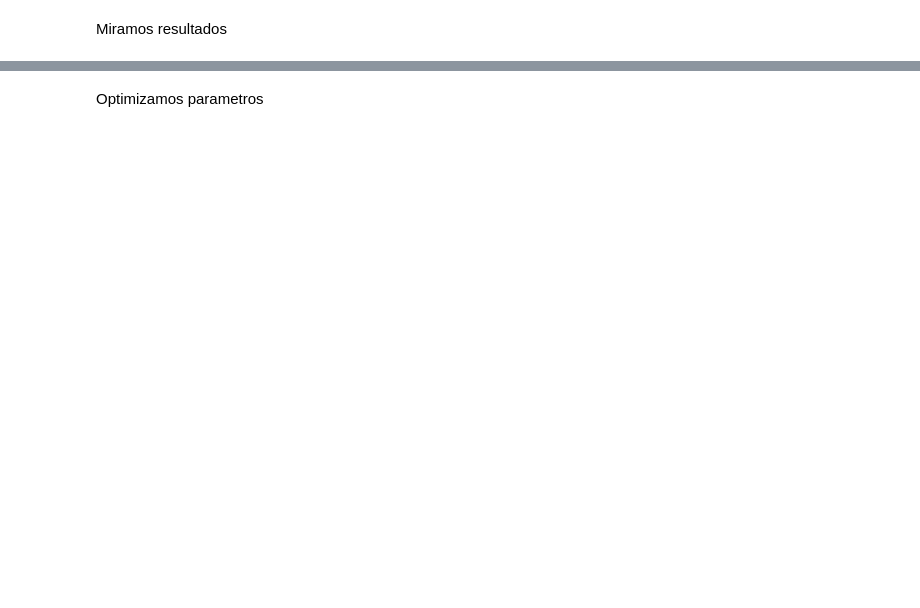
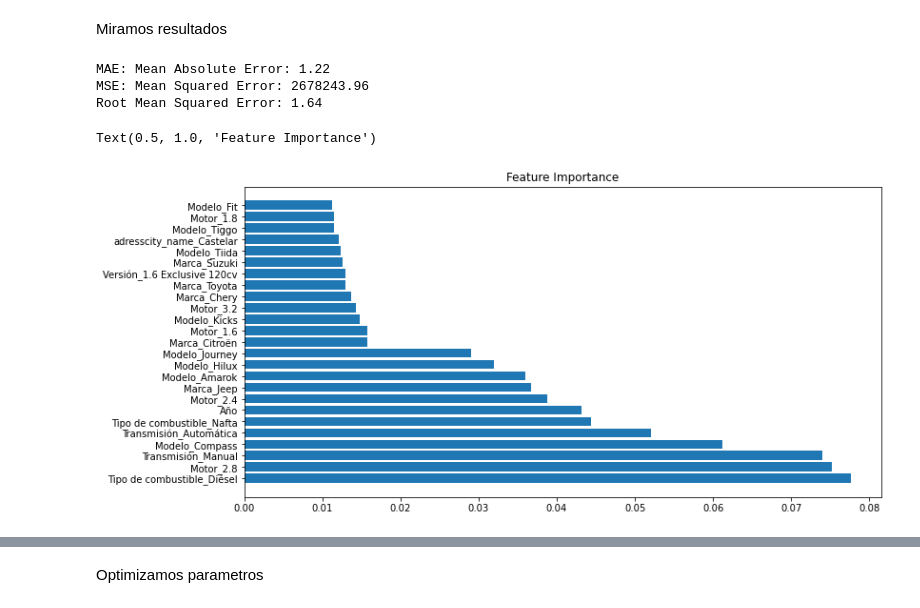
Before and after one commit to lucialopezwallace/tesis-mim, a Jupyter notebook: modelo_XGBoost (api).ipynb, the cells around one changed output, grey strips where cells are left out. Saved outputs shown, nothing was run; the diff lists cells and outputs as text; code cells hidden in the pictures; blank space fills up the shorter version.

```diff
--- a/modelo_XGBoost (api).ipynb
+++ b/modelo_XGBoost (api).ipynb
@@ -23,0 +25,7 @@ Creamos grupos de Train & Test
+# %%
+# Uno los DF
+frames = [datos_meli, datos_kavak]
+datos = pd.concat(frames)
+# %%
+# Los paso por One Hot Encoder
+datos = one_hot_encoder(datos,100)
@@ -23,0 +34,5 @@ Creamos grupos de Train & Test
+# %%
+# Separo los datos de Meli
+datos_meli = datos[(datos['type_meli'] == 1)]
+datos_meli = datos_meli.drop('type_kavak',axis=1)
+datos_meli = datos_meli.drop('type_meli',axis=1)
@@ -24,11 +70,8 @@ Creamos grupos de Train & Test
 # %%
 #separate the other attributes from the predicting attribute
-x = df.drop('precio',axis=1)
-print(x)
-type(x)
-x = one_hot_encoder(x,10)
-X = pd.DataFrame(x, columns=x.feature_names)
+x = datos_meli.drop('price',axis=1)
+
 #separte the predicting attribute into Y for model training
-y = df['precio']
+y = datos_meli['price']
 
 X_train, X_test, y_train, y_test = train_test_split(x, y, test_size=0.2, random_state=123)
@@ -44,20 +114,32 @@ Miramos resultados
 # %%
 y_pred = xg_reg.predict(X_test)
 
-print('Mean Absolute Error:', round(metrics.mean_absolute_error(y_test, y_pred)/1000000,2))
+print('MAE: Mean Absolute Error:', round(metrics.mean_absolute_error(y_test, y_pred)/1000000,2))
 # MAE: Mean Absolute Error: 1.08
 # MAE: Mean Absolute Error: 0.87
-print('Mean Squared Error:', round(metrics.mean_squared_error(y_test, y_pred)/1000000,2))
+# MAE: Mean Absolute Error: 1.23 (con nueva base de API)
+
+print('MSE: Mean Squared Error:', round(metrics.mean_squared_error(y_test, y_pred)/1000000,2))
 # MSE: Mean Squared Error: 7,272,534.09
 # MSE: Mean Squared Error: 1,430,040.43
+# MSE: Mean Squared Error: 2655269.87
 print('Root Mean Squared Error:', round(np.sqrt(metrics.mean_squared_error(y_test, y_pred))/1000000,2))
 # Root Mean Squared Error: 2.7
 # Root Mean Squared Error: 1.2
-
-
-# Miro la importancia de las variables
-importance = xg_reg.feature_importances_
-x.columns
-figure(figsize=(15, 4.5), dpi=80,)
-plt.bar(x.columns, xg_reg.feature_importances_)
-plt.show()
+# Root Mean Squared Error: 1.63
+# %% [output]
+MAE: Mean Absolute Error: 1.22
+MSE: Mean Squared Error: 2678243.96
+Root Mean Squared Error: 1.64
+# %%
+# Miro la importancia de las variables
+
+feature_importance = xg_reg.feature_importances_
+sorted_idx = np.argsort(feature_importance)
+fig = plt.figure(figsize=(12, 6))
+plt.barh(range(0,25), feature_importance[sorted_idx][::-1][:25], align='center')
+plt.yticks(range(0,25), np.array(X_test.columns)[sorted_idx][::-1][:25])
+plt.title('Feature Importance')
+# %% [output]
+Text(0.5, 1.0, 'Feature Importance')
+[figure, added]
```
Also changed, not shown: parts of 25 cells of this notebook, 9 other files.
